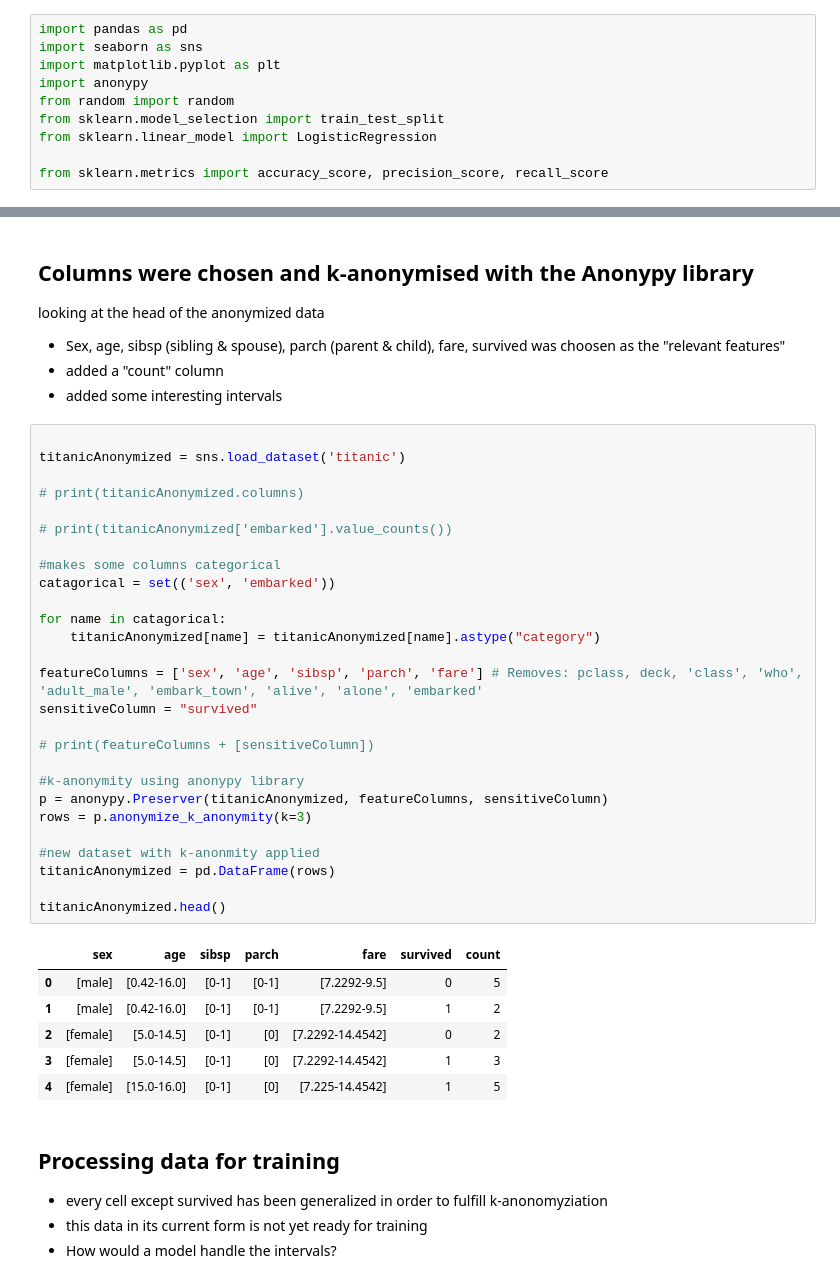
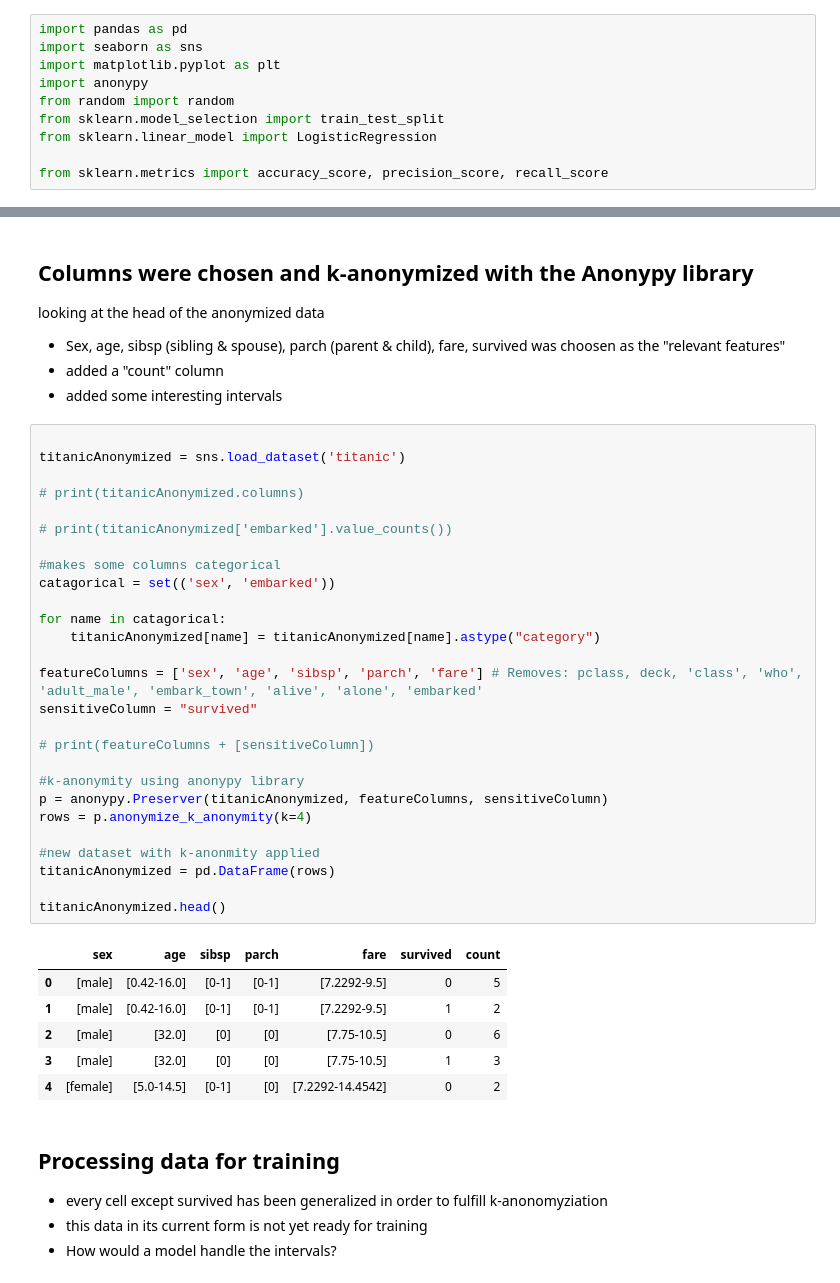
Before and after one commit to Pellesaxon/DataSecurityAndPrivacyM3.3, a Jupyter notebook: M3study.ipynb, the cells around one changed output, grey strips where cells are left out. Drawn from its saved outputs; the diff is of its cells as text.

```diff
--- a/M3study.ipynb
+++ b/M3study.ipynb
@@ -26,7 +26,7 @@ titanic.head()´
 | 3 | 1 | 1 | female | 35.0 | 1 | 0 | 53.1000 | S | First | woman | ... |
 | 4 | 0 | 3 | male | 35.0 | 0 | 0 | 8.0500 | S | Third | man | ... |
 # %% [markdown]
-## Columns were chosen and k-anonymised with the Anonypy library
+## Columns were chosen and k-anonymized with the Anonypy library
 looking at the head of the anonymized data
 - Sex, age, sibsp (sibling & spouse), parch (parent & child), fare, survived was choosen as the "relevant features"
 - added a "count" column
@@ -34,37 +34,37 @@ looking at the head of the anonymized data
 # %%
 
 titanicAnonymized = sns.load_dataset('titanic')
 
 # print(titanicAnonymized.columns)
 
 # print(titanicAnonymized['embarked'].value_counts())
 
 #makes some columns categorical
 catagorical = set(('sex', 'embarked'))
 
 for name in catagorical:
     titanicAnonymized[name] = titanicAnonymized[name].astype("category")
 
 featureColumns = ['sex', 'age', 'sibsp', 'parch', 'fare'] # Removes: pclass, deck, 'class', 'who', 'adult_male', 'embark_town', 'alive', 'alone', 'embarked'
 sensitiveColumn = "survived"
 
 # print(featureColumns + [sensitiveColumn])
 
 #k-anonymity using anonypy library
 p = anonypy.Preserver(titanicAnonymized, featureColumns, sensitiveColumn)
-rows = p.anonymize_k_anonymity(k=3)
+rows = p.anonymize_k_anonymity(k=4)
 
 #new dataset with k-anonmity applied
 titanicAnonymized = pd.DataFrame(rows)
 
 titanicAnonymized.head()
 # %% [output]
 |  | sex | age | sibsp | parch | fare | survived | count |
 | 0 | [male] | [0.42-16.0] | [0-1] | [0-1] | [7.2292-9.5] | 0 | 5 |
 | 1 | [male] | [0.42-16.0] | [0-1] | [0-1] | [7.2292-9.5] | 1 | 2 |
-| 2 | [female] | [5.0-14.5] | [0-1] | [0] | [7.2292-14.4542] | 0 | 2 |
-| 3 | [female] | [5.0-14.5] | [0-1] | [0] | [7.2292-14.4542] | 1 | 3 |
-| 4 | [female] | [15.0-16.0] | [0-1] | [0] | [7.225-14.4542] | 1 | 5 |
+| 2 | [male] | [32.0] | [0] | [0] | [7.75-10.5] | 0 | 6 |
+| 3 | [male] | [32.0] | [0] | [0] | [7.75-10.5] | 1 | 3 |
+| 4 | [female] | [5.0-14.5] | [0-1] | [0] | [7.2292-14.4542] | 0 | 2 |
 # %% [markdown]
 ## Processing data for training
 
```
Also changed, not shown: parts of 6 cells of this notebook, 2 other files.
